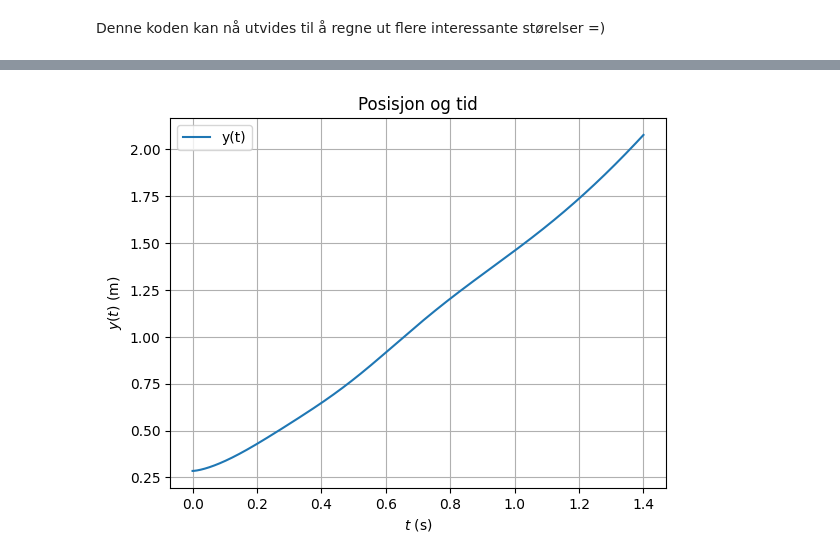
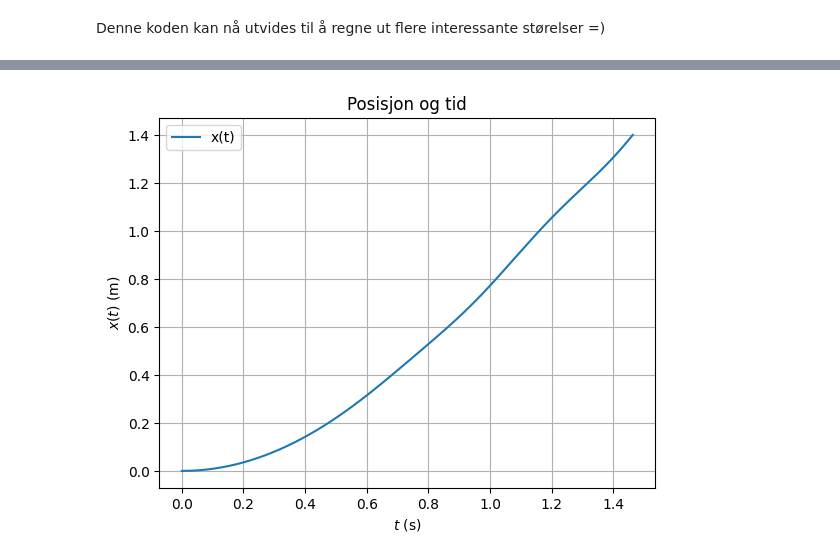
Before and after one commit to FriedSheep/TFY4115, a Jupyter notebook: Lab/Ballrulling/Økt 2/cubicspline.ipynb, the cells around one changed output, grey strips where cells are left out. Drawn from its saved outputs; the diff is of its cells as text; code cells hidden in the pictures.

Commit message:
Fikset eulers metode

```diff
--- a/Lab/Ballrulling/Økt 2/cubicspline.ipynb
+++ b/Lab/Ballrulling/Økt 2/cubicspline.ipynb
@@ -161,13 +161,13 @@ def sluttfart():
     return v()[-1]
 
 
-def eulersmethod():
+def eulersmethod_x():
     # returnerer en tabell med 1401 verdier for y(x)
-    y = np.zeros(Nx)
-    y[0] = yfast[0]
-    for i in range(Nx-1):
-        y[i+1] = y[i] + v_y(i)*dx
-    return y
+    t_n = np.zeros(Nx)
+
+    for i in range(1, Nx):
+        t_n[i] = t_n[i-1] + (2 * dx) / (v_x()[i-1] + v_x()[i])
+    return t_n
 # %%
 def plot(figName, figTitle, xLabel, yLabel, x_values, y_values, graphLabel=""):
     figName = plt.figure()
@@ -197,4 +197,4 @@ plot("krumning", "Krumning", "$x$ (m)", "$krumning(x)$ (1/m)", x, krumning(), "K
 # %%
-plot("Posisjon og tid", "Posisjon og tid", "$t$ (s)", "$y(t)$ (m)", x, eulersmethod(), "y(t)")
+plot("Posisjon og tid", "Posisjon og tid", "$t$ (s)", "$x(t)$ (m)", eulersmethod_x(), x, "x(t)")
 # %% [output]
-[figure, old version]
+[figure, new version]
```
Also changed, not shown: parts of 5 cells of this notebook.
